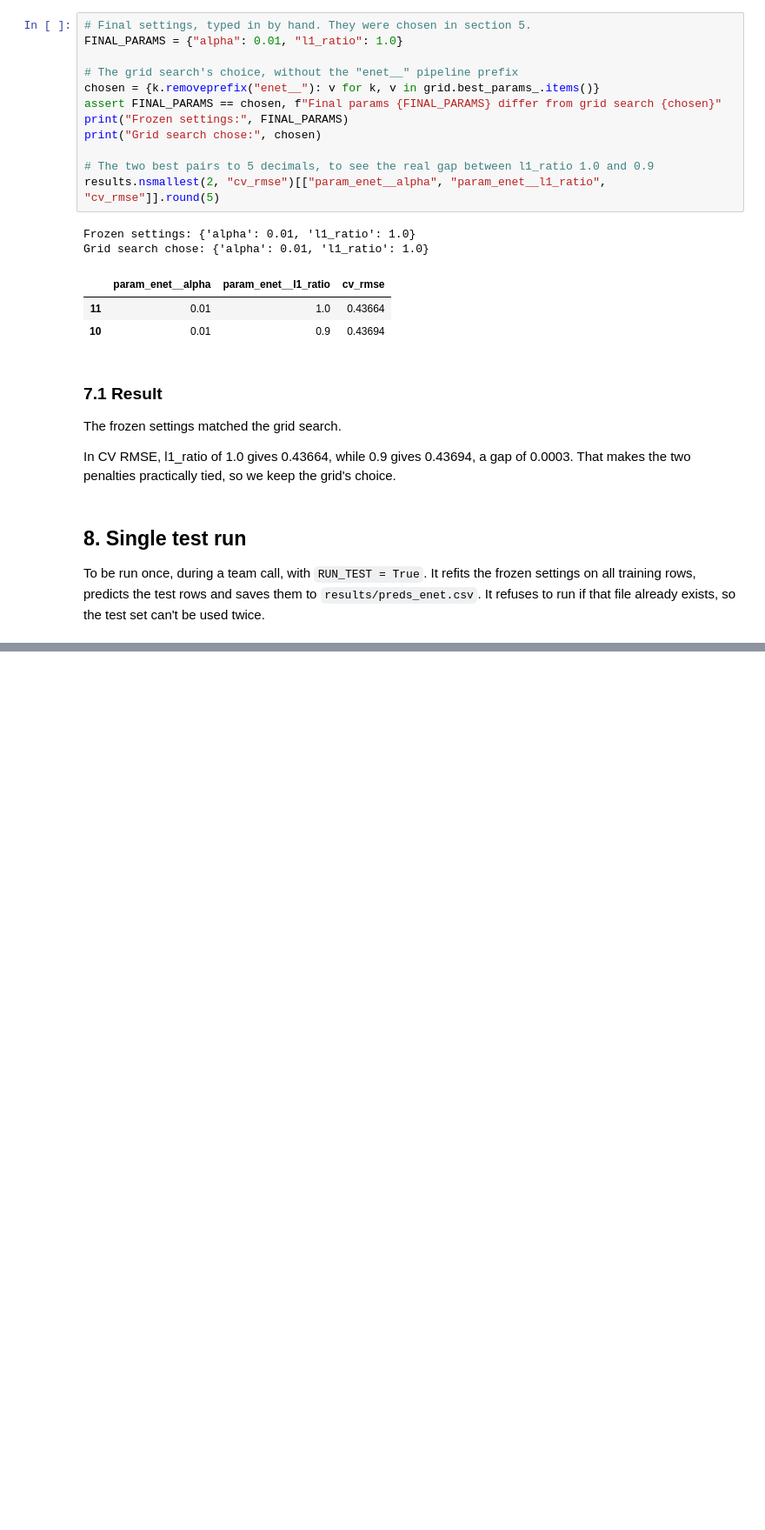
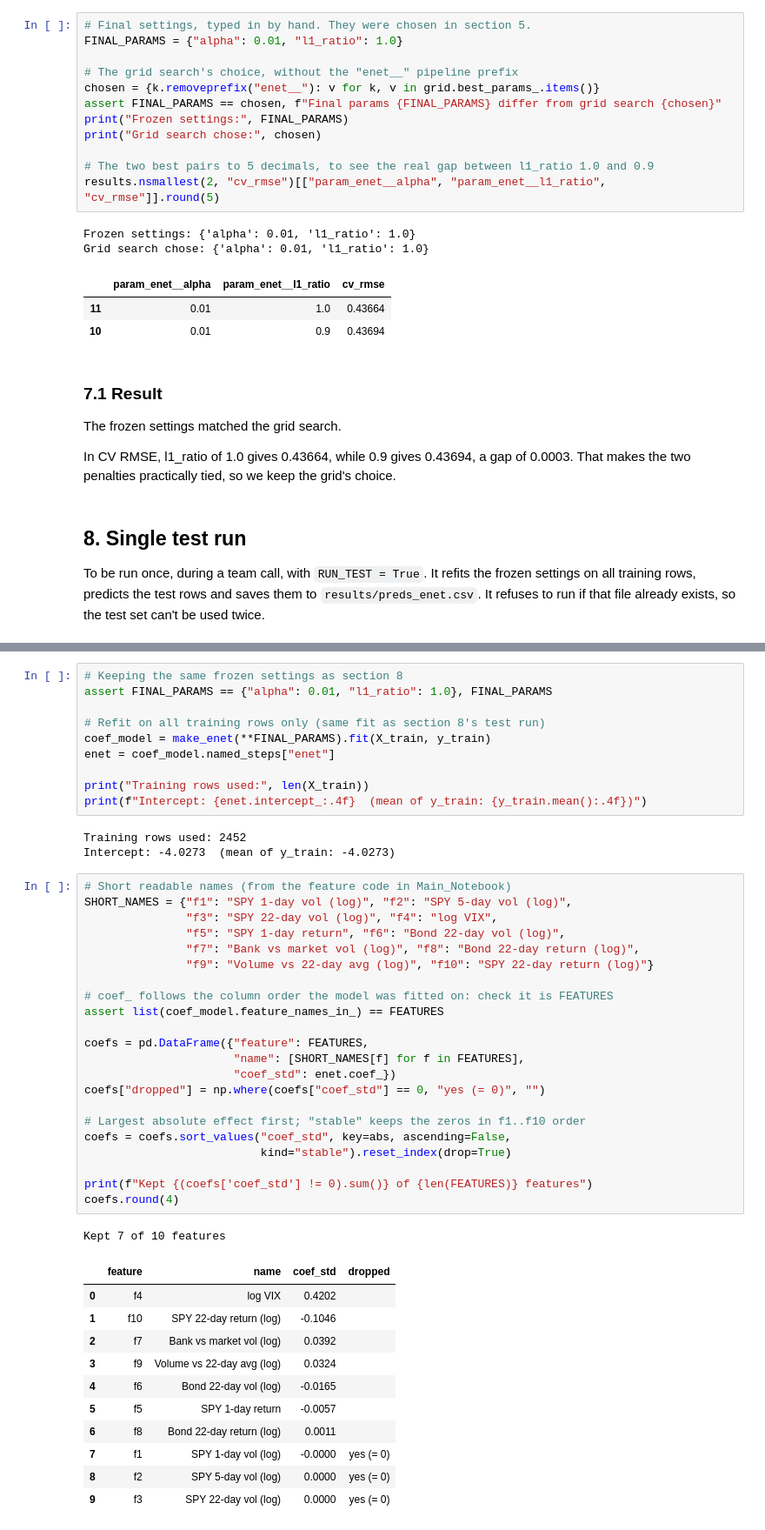
Before and after one commit to sadmanaraf/forecasting-spy-5-day-realised-volatility, a Jupyter notebook: slices/linear_ml/elastic_net_model.ipynb, the cells around one changed output, grey strips where cells are left out. Shown at 87% size. Drawn from its saved outputs; the diff is of its cells as text; blank space fills up the shorter version.

Commit message:
Elastic Net: coefficient table of the final model (section 9)

```diff
--- a/slices/linear_ml/elastic_net_model.ipynb
+++ b/slices/linear_ml/elastic_net_model.ipynb
@@ -376,0 +380,48 @@ Test scores: {'MAE': 0.376, 'RMSE': 0.482, 'R2': 0.399}
+# %%
+# Keeping the same frozen settings as section 8
+assert FINAL_PARAMS == {"alpha": 0.01, "l1_ratio": 1.0}, FINAL_PARAMS
+
+# Refit on all training rows only (same fit as section 8's test run)
+coef_model = make_enet(**FINAL_PARAMS).fit(X_train, y_train)
+enet = coef_model.named_steps["enet"]
+
+print("Training rows used:", len(X_train))
+print(f"Intercept: {enet.intercept_:.4f}  (mean of y_train: {y_train.mean():.4f})")
+# %% [output]
+Training rows used: 2452
+Intercept: -4.0273  (mean of y_train: -4.0273)
+# %%
+# Short readable names (from the feature code in Main_Notebook)
+SHORT_NAMES = {"f1": "SPY 1-day vol (log)", "f2": "SPY 5-day vol (log)",
+               "f3": "SPY 22-day vol (log)", "f4": "log VIX",
+               "f5": "SPY 1-day return", "f6": "Bond 22-day vol (log)",
+               "f7": "Bank vs market vol (log)", "f8": "Bond 22-day return (log)",
+               "f9": "Volume vs 22-day avg (log)", "f10": "SPY 22-day return (log)"}
+
+# coef_ follows the column order the model was fitted on: check it is FEATURES
+assert list(coef_model.feature_names_in_) == FEATURES
+
+coefs = pd.DataFrame({"feature": FEATURES,
+                      "name": [SHORT_NAMES[f] for f in FEATURES],
+                      "coef_std": enet.coef_})
+coefs["dropped"] = np.where(coefs["coef_std"] == 0, "yes (= 0)", "")
+
+# Largest absolute effect first; "stable" keeps the zeros in f1..f10 order
+coefs = coefs.sort_values("coef_std", key=abs, ascending=False,
+                          kind="stable").reset_index(drop=True)
+
+print(f"Kept {(coefs['coef_std'] != 0).sum()} of {len(FEATURES)} features")
+coefs.round(4)
+# %% [output]
+Kept 7 of 10 features
+|  | feature | name | coef_std | dropped |
+| 0 | f4 | log VIX | 0.4202 |  |
+| 1 | f10 | SPY 22-day return (log) | -0.1046 |  |
+| 2 | f7 | Bank vs market vol (log) | 0.0392 |  |
+| 3 | f9 | Volume vs 22-day avg (log) | 0.0324 |  |
+| 4 | f6 | Bond 22-day vol (log) | -0.0165 |  |
+| 5 | f5 | SPY 1-day return | -0.0057 |  |
+| 6 | f8 | Bond 22-day return (log) | 0.0011 |  |
+| 7 | f1 | SPY 1-day vol (log) | -0.0000 | yes (= 0) |
+| 8 | f2 | SPY 5-day vol (log) | 0.0000 | yes (= 0) |
+| 9 | f3 | SPY 22-day vol (log) | 0.0000 | yes (= 0) |
```
Also changed, not shown: parts of 3 cells of this notebook.
